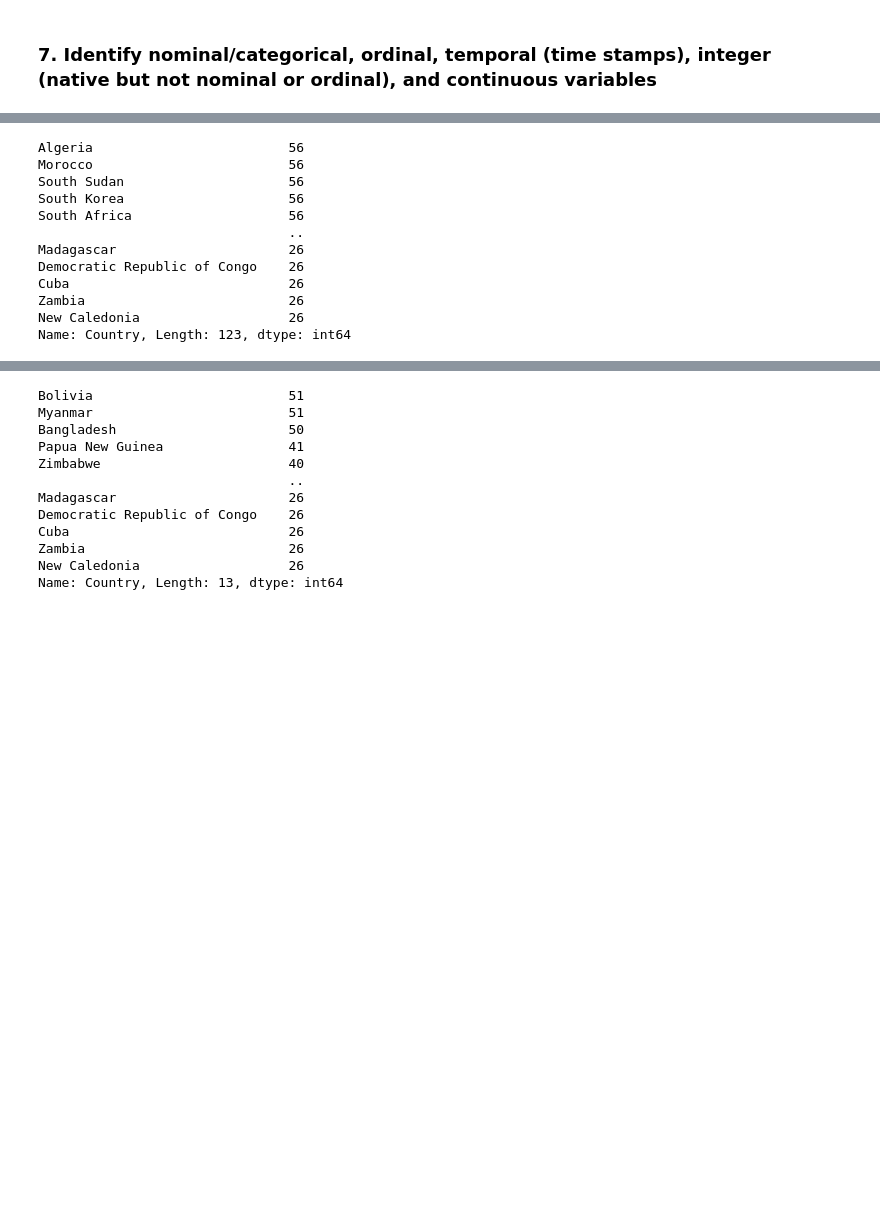
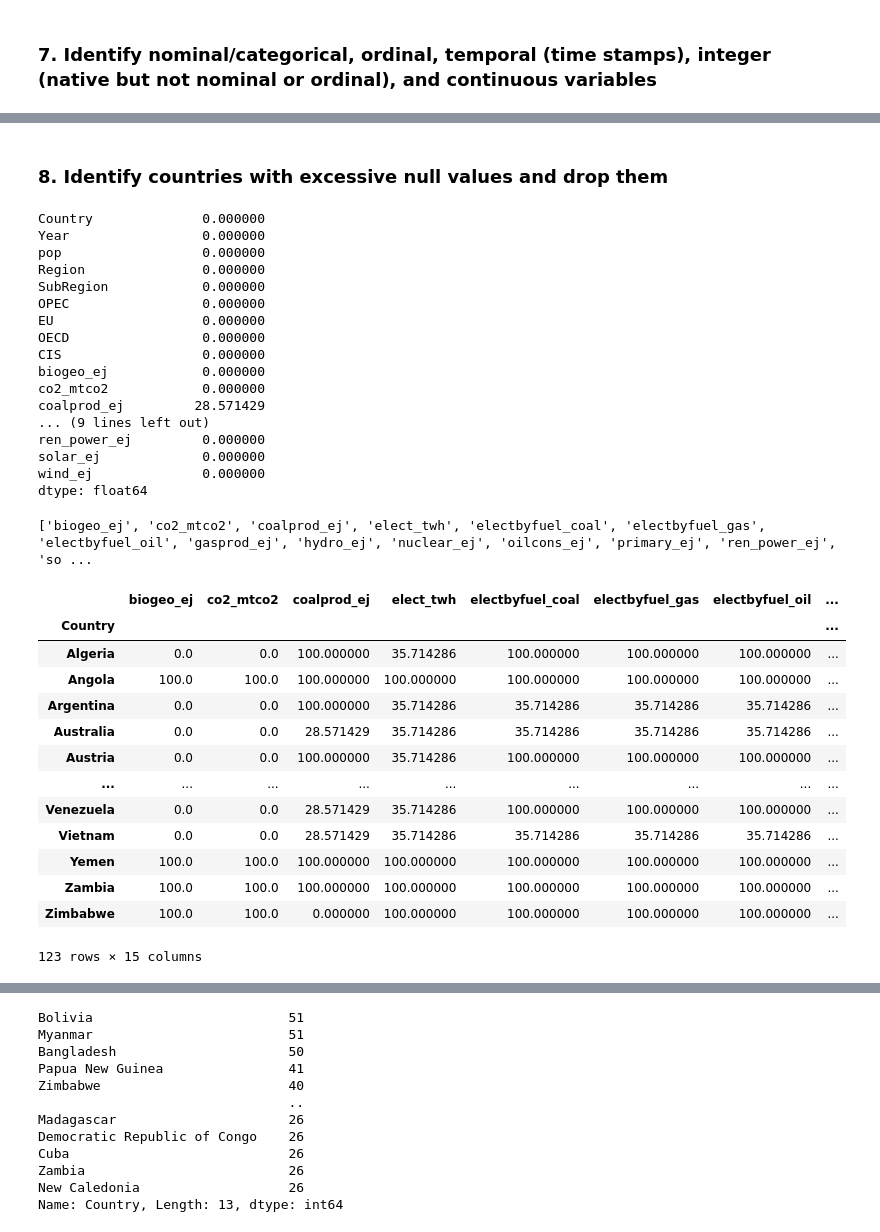
Before and after one commit to PranavaSinghal/DS203-Project, a Jupyter notebook: DS203_project.ipynb, the cells around one changed output, grey strips where cells are left out. Cells and saved outputs as stored; diff of their text form; code cells hidden in the pictures; blank space fills up the shorter version.

```diff
--- a/DS203_project.ipynb
+++ b/DS203_project.ipynb
@@ -282,17 +302,61 @@ Index(['Country', 'Year', 'pop', 'ISO3166_alpha3', 'ISO3166_numeric', 'Region',
+# %% [markdown]
+### 8. Identify countries with excessive null values and drop them
 # %%
-pd.set_option("display.max_rows", 10, "display.max_columns", 20)
-df1 = df['Country'].value_counts()
-df1
+grp = df[filter].groupby('Country')
+df_temp = grp.get_group("India")
+df_temp.isnull().sum()/df_temp.shape[0]*100
 # %% [output]
-Algeria                         56
-Morocco                         56
-South Sudan                     56
-South Korea                     56
-South Africa                    56
-                                ..
-Madagascar                      26
-Democratic Republic of Congo    26
-Cuba                            26
-Zambia                          26
-New Caledonia                   26
-Name: Country, Length: 123, dtype: int64
+Country              0.000000
+Year                 0.000000
+pop                  0.000000
+Region               0.000000
+SubRegion            0.000000
+OPEC                 0.000000
+EU                   0.000000
+OECD                 0.000000
+CIS                  0.000000
+biogeo_ej            0.000000
+co2_mtco2            0.000000
+coalprod_ej         28.571429
+... (9 lines left out)
+ren_power_ej         0.000000
+solar_ej             0.000000
+wind_ej              0.000000
+dtype: float64
+# %%
+countries = df['Country'].unique()
+# %%
+print(filter[9:])
+# %% [output]
+['biogeo_ej', 'co2_mtco2', 'coalprod_ej', 'elect_twh', 'electbyfuel_coal', 'electbyfuel_gas', 'electbyfuel_oil', 'gasprod_ej', 'hydro_ej', 'nuclear_ej', 'oilcons_ej', 'primary_ej', 'ren_power_ej', 'so ...
+# %%
+grp = df[filter].groupby('Country')
+df_dict = {'Country':[]}
+for column in filter[9:]:
+    df_dict[column] = []
+
+for country in countries:
+    df_dict['Country'].append(country)
+    for column in filter[9:]:
+        df_temp = grp.get_group(country)[column]
+        percent_nulls = df_temp.isnull().sum()/df_temp.shape[0]*100
+        df_dict[column].append(percent_nulls)
+        #df_dict[column] =  [country] + list(pd.DataFrame(percent_nulls[0]))
+df_percent_nulls = pd.DataFrame(df_dict)
+df_percent_nulls.set_index('Country', inplace = True)
+df_percent_nulls
+# %% [output]
+|  | biogeo_ej | co2_mtco2 | coalprod_ej | elect_twh | electbyfuel_coal | electbyfuel_gas | electbyfuel_oil | ... |
+| Country |  |  |  |  |  |  |  | ... |
+| Algeria | 0.0 | 0.0 | 100.000000 | 35.714286 | 100.000000 | 100.000000 | 100.000000 | ... |
+| Angola | 100.0 | 100.0 | 100.000000 | 100.000000 | 100.000000 | 100.000000 | 100.000000 | ... |
+| Argentina | 0.0 | 0.0 | 100.000000 | 35.714286 | 35.714286 | 35.714286 | 35.714286 | ... |
+| Australia | 0.0 | 0.0 | 28.571429 | 35.714286 | 35.714286 | 35.714286 | 35.714286 | ... |
+| Austria | 0.0 | 0.0 | 100.000000 | 35.714286 | 100.000000 | 100.000000 | 100.000000 | ... |
+| ... | ... | ... | ... | ... | ... | ... | ... | ... |
+| Venezuela | 0.0 | 0.0 | 28.571429 | 35.714286 | 100.000000 | 100.000000 | 100.000000 | ... |
+| Vietnam | 0.0 | 0.0 | 28.571429 | 35.714286 | 35.714286 | 35.714286 | 35.714286 | ... |
+| Yemen | 100.0 | 100.0 | 100.000000 | 100.000000 | 100.000000 | 100.000000 | 100.000000 | ... |
+| Zambia | 100.0 | 100.0 | 100.000000 | 100.000000 | 100.000000 | 100.000000 | 100.000000 | ... |
+| Zimbabwe | 100.0 | 100.0 | 0.000000 | 100.000000 | 100.000000 | 100.000000 | 100.000000 | ... |
+123 rows × 15 columns
```
Also changed, not shown: parts of 17 cells of this notebook.
